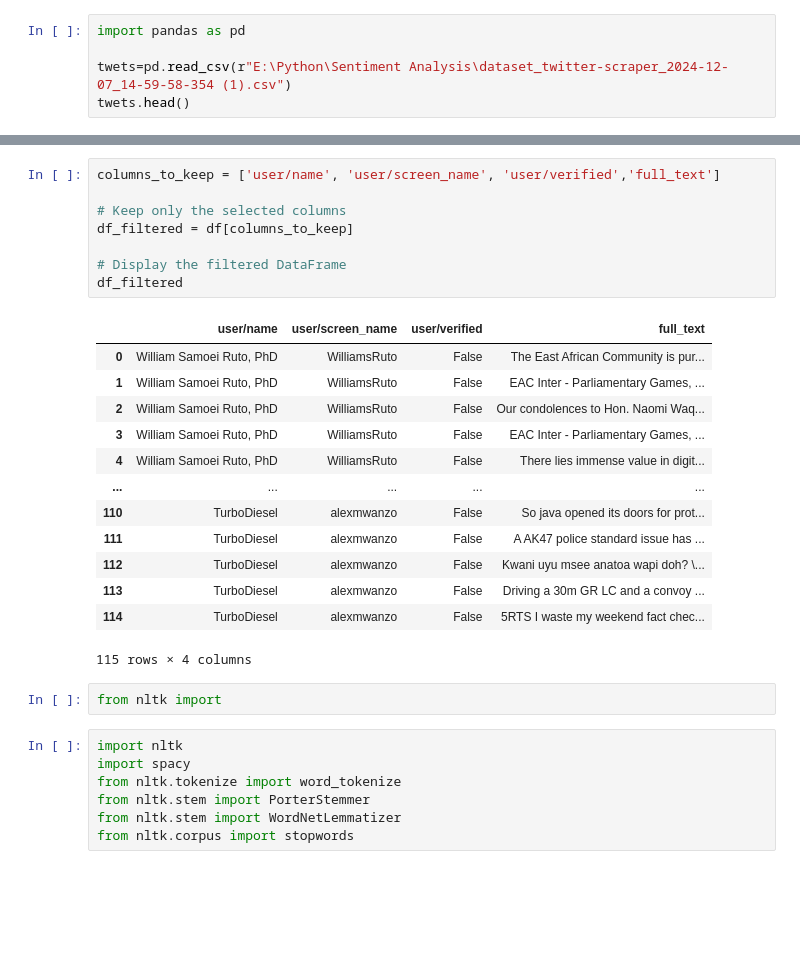
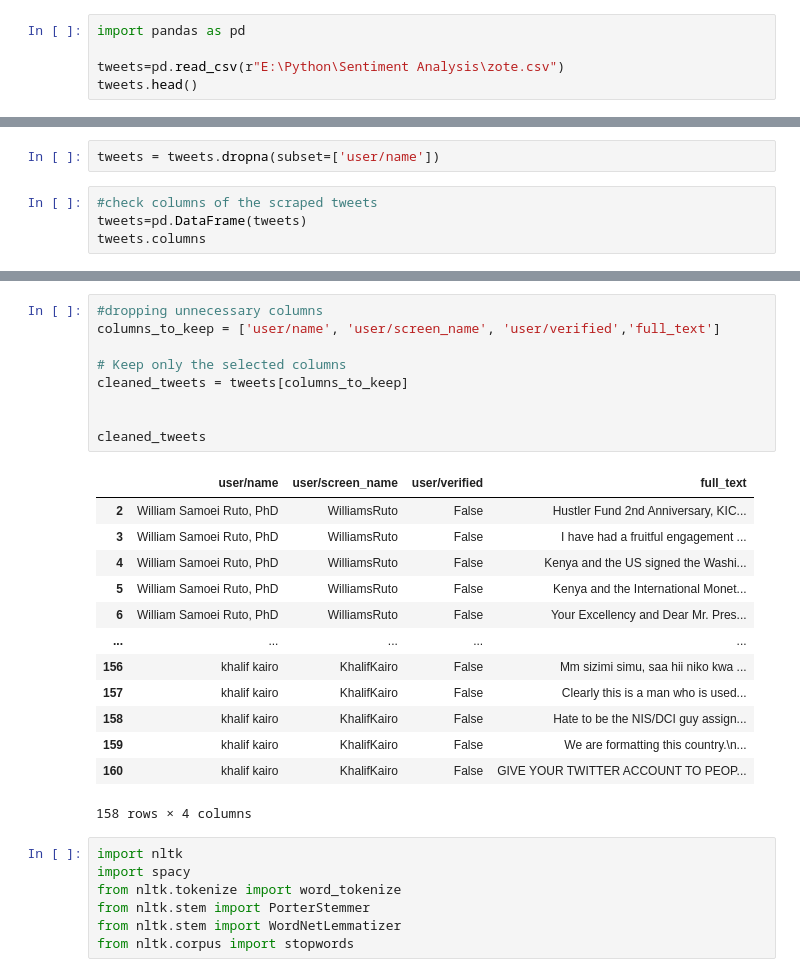
Before and after one commit to kiptoorono/sentiment-analysis, a Jupyter notebook: tweets.ipynb, the cells around one changed output, grey strips where cells are left out. Cells and saved outputs as stored; diff of their text form; blank space fills up the shorter version.

```diff
--- a/tweets.ipynb
+++ b/tweets.ipynb
@@ -1,6 +1,6 @@
 # %%
 import pandas as pd
 
-twets=pd.read_csv(r"E:\Python\Sentiment Analysis\dataset_twitter-scraper_2024-12-07_14-59-58-354 (1).csv")
-twets.head()
+tweets=pd.read_csv(r"E:\Python\Sentiment Analysis\zote.csv")
+tweets.head()
 # %% [output]
@@ -37,0 +14,6 @@ Index(['user/blocking', 'user/created_at', 'user/default_profile',
+# %%
+tweets = tweets.dropna(subset=['user/name'])
+# %%
+#check columns of the scraped tweets
+tweets=pd.DataFrame(tweets)
+tweets.columns
@@ -38,27 +36,26 @@ Index(['user/blocking', 'user/created_at', 'user/default_profile',
 # %%
+#dropping unnecessary columns
 columns_to_keep = ['user/name', 'user/screen_name', 'user/verified','full_text']
 
 # Keep only the selected columns
-df_filtered = df[columns_to_keep]
+cleaned_tweets = tweets[columns_to_keep]
 
-# Display the filtered DataFrame
-df_filtered
+
+cleaned_tweets
 # %% [output]
 |  | user/name | user/screen_name | user/verified | full_text |
-| 0 | William Samoei Ruto, PhD | WilliamsRuto | False | The East African Community is pur... |
-| 1 | William Samoei Ruto, PhD | WilliamsRuto | False | EAC Inter - Parliamentary Games, ... |
-| 2 | William Samoei Ruto, PhD | WilliamsRuto | False | Our condolences to Hon. Naomi Waq... |
-| 3 | William Samoei Ruto, PhD | WilliamsRuto | False | EAC Inter - Parliamentary Games, ... |
-| 4 | William Samoei Ruto, PhD | WilliamsRuto | False | There lies immense value in digit... |
+| 2 | William Samoei Ruto, PhD | WilliamsRuto | False | Hustler Fund 2nd Anniversary, KIC... |
+| 3 | William Samoei Ruto, PhD | WilliamsRuto | False | I have had a fruitful engagement ... |
+| 4 | William Samoei Ruto, PhD | WilliamsRuto | False | Kenya and the US signed the Washi... |
+| 5 | William Samoei Ruto, PhD | WilliamsRuto | False | Kenya and the International Monet... |
+| 6 | William Samoei Ruto, PhD | WilliamsRuto | False | Your Excellency and Dear Mr. Pres... |
 | ... | ... | ... | ... | ... |
-| 110 | TurboDiesel | alexmwanzo | False | So java opened its doors for prot... |
-| 111 | TurboDiesel | alexmwanzo | False | A AK47 police standard issue has ... |
-| 112 | TurboDiesel | alexmwanzo | False | Kwani uyu msee anatoa wapi doh? \... |
-| 113 | TurboDiesel | alexmwanzo | False | Driving a 30m GR LC and a convoy ... |
-| 114 | TurboDiesel | alexmwanzo | False | 5RTS I waste my weekend fact chec... |
+| 156 | khalif kairo | KhalifKairo | False | Mm sizimi simu, saa hii niko kwa ... |
+| 157 | khalif kairo | KhalifKairo | False | Clearly this is a man who is used... |
+| 158 | khalif kairo | KhalifKairo | False | Hate to be the NIS/DCI guy assign... |
+| 159 | khalif kairo | KhalifKairo | False | We are formatting this country.\n... |
+| 160 | khalif kairo | KhalifKairo | False | GIVE YOUR TWITTER ACCOUNT TO PEOP... |
-115 rows × 4 columns
+158 rows × 4 columns
-# %%
-from nltk import
 # %%
 import nltk
 import spacy
```
Also changed, not shown: parts of 29 cells of this notebook, 7 other files.
